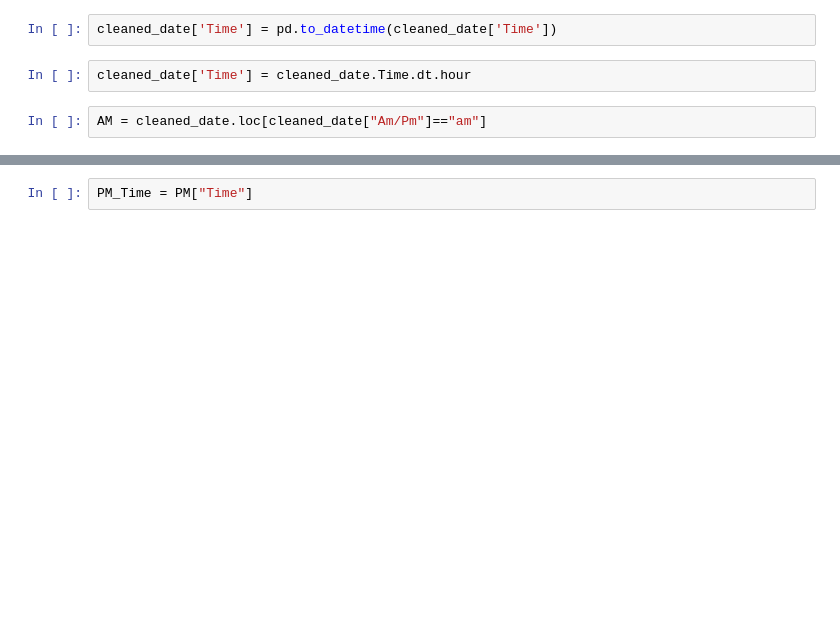
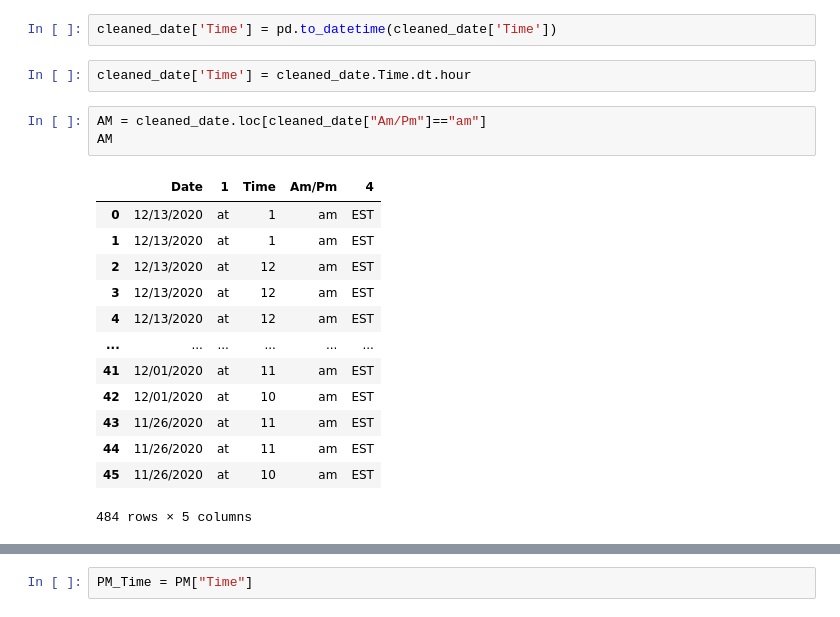
Before and after one commit to madelinesachtler/final-project, a Jupyter notebook: cleaning.ipynb, the cells around one changed output, grey strips where cells are left out. Cells and saved outputs as stored; diff of their text form; blank space fills up the shorter version.

```diff
--- a/cleaning.ipynb
+++ b/cleaning.ipynb
@@ -159,5 +149,20 @@ cleaned_date['Time'] = pd.to_datetime(cleaned_date['Time'])
 cleaned_date['Time'] = cleaned_date.Time.dt.hour
 # %%
 AM = cleaned_date.loc[cleaned_date["Am/Pm"]=="am"]
+AM
+# %% [output]
+|  | Date | 1 | Time | Am/Pm | 4 |
+| 0 | 12/13/2020 | at | 1 | am | EST |
+| 1 | 12/13/2020 | at | 1 | am | EST |
+| 2 | 12/13/2020 | at | 12 | am | EST |
+| 3 | 12/13/2020 | at | 12 | am | EST |
+| 4 | 12/13/2020 | at | 12 | am | EST |
+| ... | ... | ... | ... | ... | ... |
+| 41 | 12/01/2020 | at | 11 | am | EST |
+| 42 | 12/01/2020 | at | 10 | am | EST |
+| 43 | 11/26/2020 | at | 11 | am | EST |
+| 44 | 11/26/2020 | at | 11 | am | EST |
+| 45 | 11/26/2020 | at | 10 | am | EST |
+484 rows × 5 columns
 # %%
 PM = cleaned_date.loc[cleaned_date["Am/Pm"]=="pm"]
```
Also changed, not shown: parts of 8 cells of this notebook.
